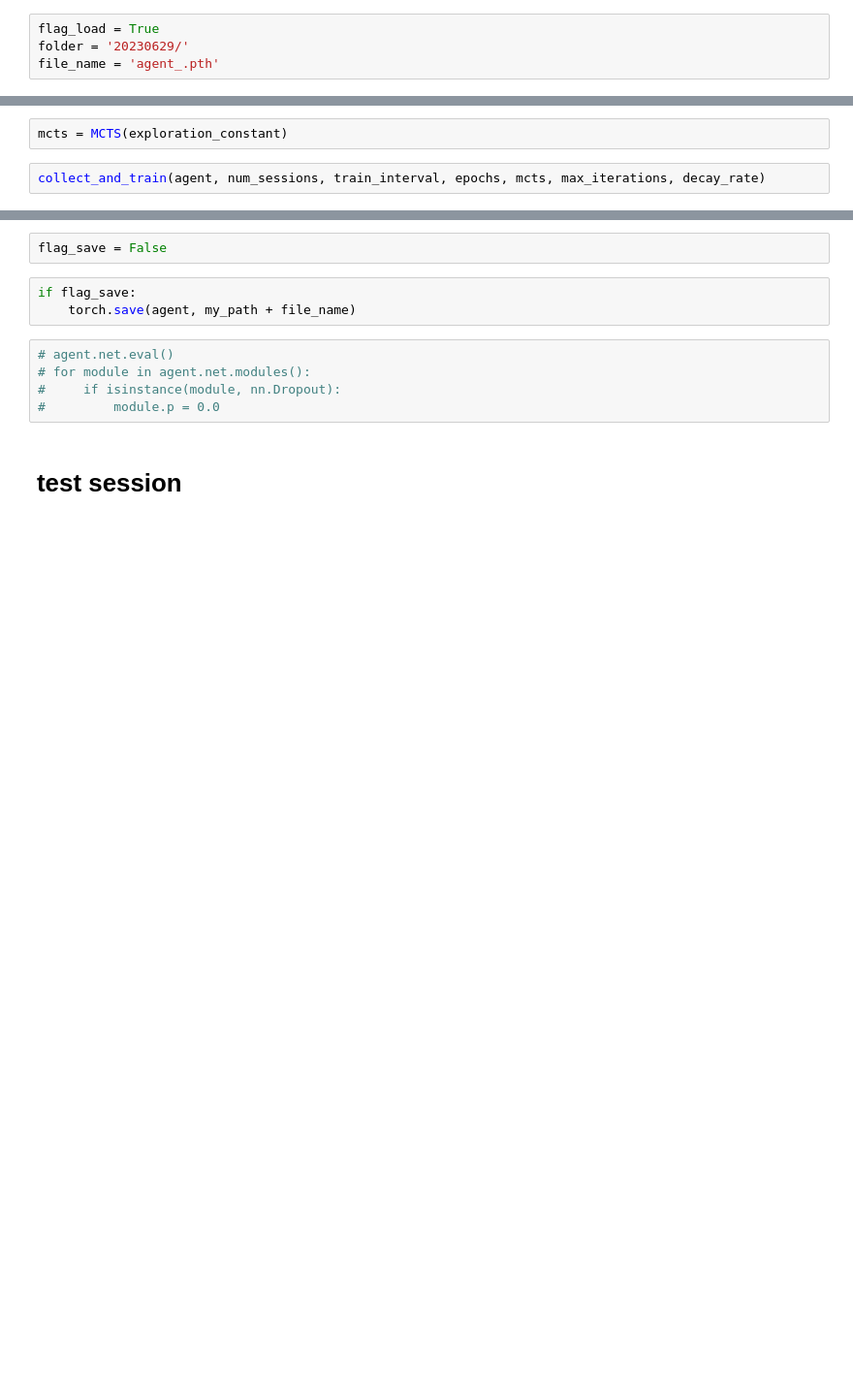
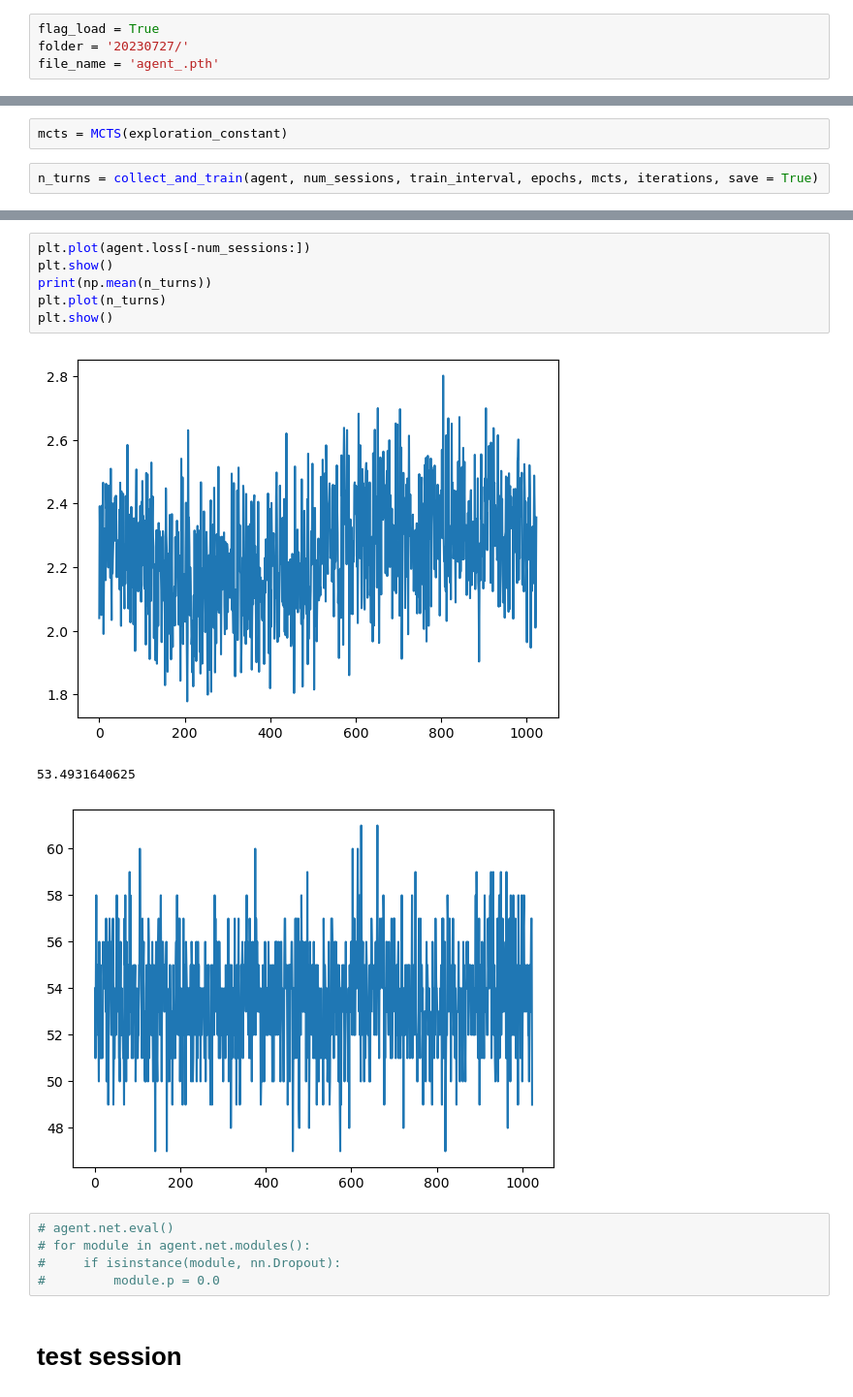
Before and after one commit to Dim314159/Reinforcement_Learning, a Jupyter notebook: Nardw_0_MCTS.ipynb, the cells around one changed output, grey strips where cells are left out. Shown: that part at 97% size. Cells and saved outputs as stored; diff of their text form; blank space fills up the shorter version.

```diff
--- a/Nardw_0_MCTS.ipynb
+++ b/Nardw_0_MCTS.ipynb
@@ -883,7 +765,7 @@ class_tokens = value_tokens, dice_tokens, moves_tokens
 lr = 0.0001
 # %%
 flag_load = True
-folder = '20230629/'
+folder = '20230727/'
 file_name = 'agent_.pth'
 # %%
 model_hp = d_emb, seq_length, hidden_mult, orders, dropouts, class_tokens
@@ -926,5 +823,5 @@ max iterations: 256, decay rate: 0.025
 # %%
 mcts = MCTS(exploration_constant)
 # %%
-collect_and_train(agent, num_sessions, train_interval, epochs, mcts, max_iterations, decay_rate)
+n_turns = collect_and_train(agent, num_sessions, train_interval, epochs, mcts, iterations, save = True)
 # %% [output]
@@ -935,8 +835,13 @@ plt.show()
-# %%
-flag_save = False
-# %%
-if flag_save:
-    torch.save(agent, my_path + file_name)
+# %%
+plt.plot(agent.loss[-num_sessions:])
+plt.show()
+print(np.mean(n_turns))
+plt.plot(n_turns)
+plt.show()
+# %% [output]
+[figure, added]
+53.4931640625
+[figure, added]
 # %%
 # agent.net.eval()
 # for module in agent.net.modules():
```
Also changed, not shown: parts of 49 cells of this notebook.
